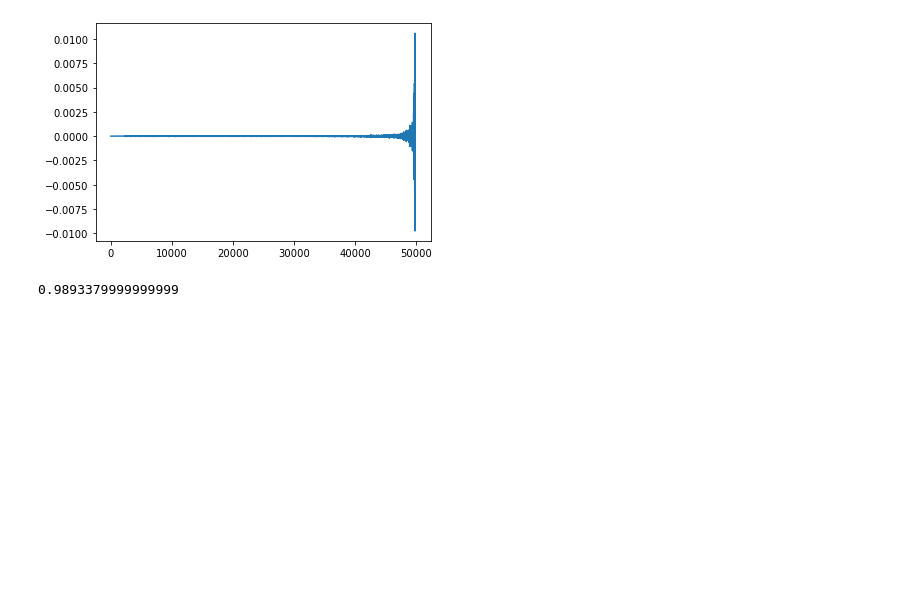
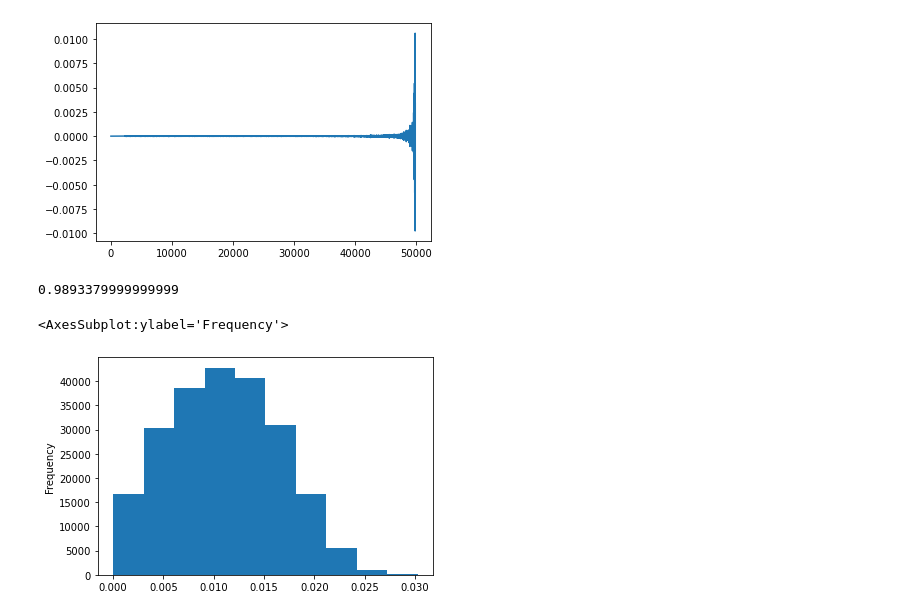
Before and after one commit to calvinmccarter/grabby_aliens, a Jupyter notebook: experiments/nsc.ipynb, the cells around one changed output. Cells and saved outputs as stored; diff of their text form; code cells hidden in the pictures; blank space fills up the shorter version.

Commit message:
plotting updates

```diff
--- a/experiments/nsc.ipynb
+++ b/experiments/nsc.ipynb
@@ -20,8 +20,8 @@ randix = 0
 N = (1/64)*1e6
 L = 0.25
 s = 1
-s2_res_fname = f"para/D={D}_n={float(n)}_N={N:.2e}_s={s:.5e}_L={float(L)}_c={float(c)}_r={randix}.csv"
-s2_res = pd.read_csv(s2_res_fname)
+#s2_res_fname = f"para/D={D}_n={float(n)}_N={N:.2e}_s={s:.5e}_L={float(L)}_c={float(c)}_r={randix}.csv"
+#s2_res = pd.read_csv(s2_res_fname)
 s2_res = pd.read_csv("nsc/D=3_n=0.5_N=1.00e+08_s=1.00000e-02_L=0.01_c=1.0_r=0.csv")
 # %%
 plt.figure()
@@ -40,3 +40,8 @@ plt.plot(np.diff(np.diff(np.sort(s2_res.MaxAngle.values))))
 s2_res.MaxAngle.max()
 # %% [output]
 0.9893379999999999
+# %%
+s2_res.OriginTime.plot(kind='hist')
+# %% [output]
+<AxesSubplot:ylabel='Frequency'>
+[figure, added]
```
Also changed, not shown: parts of 4 cells of this notebook, 4 other files.
